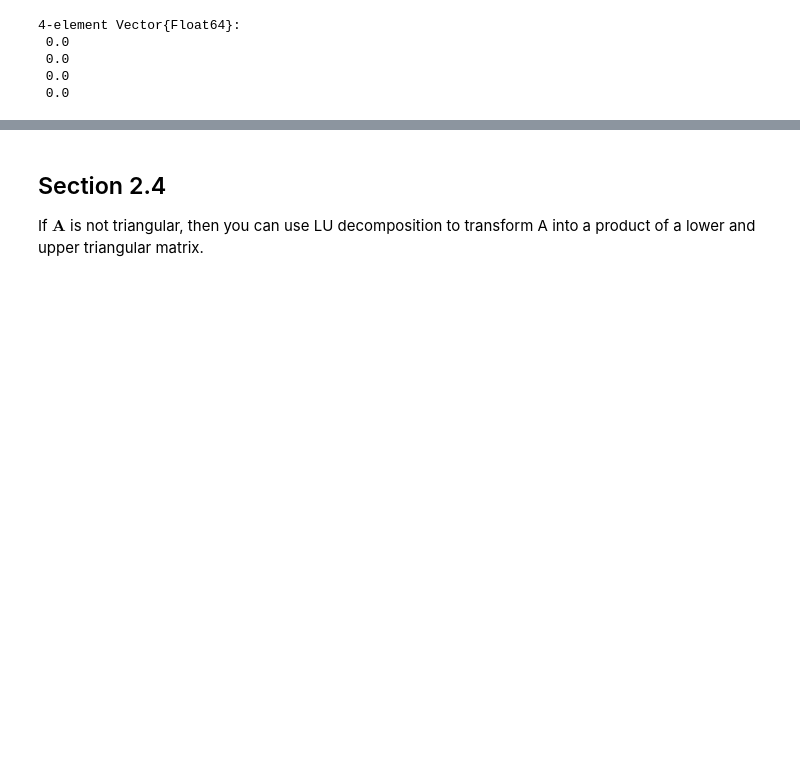
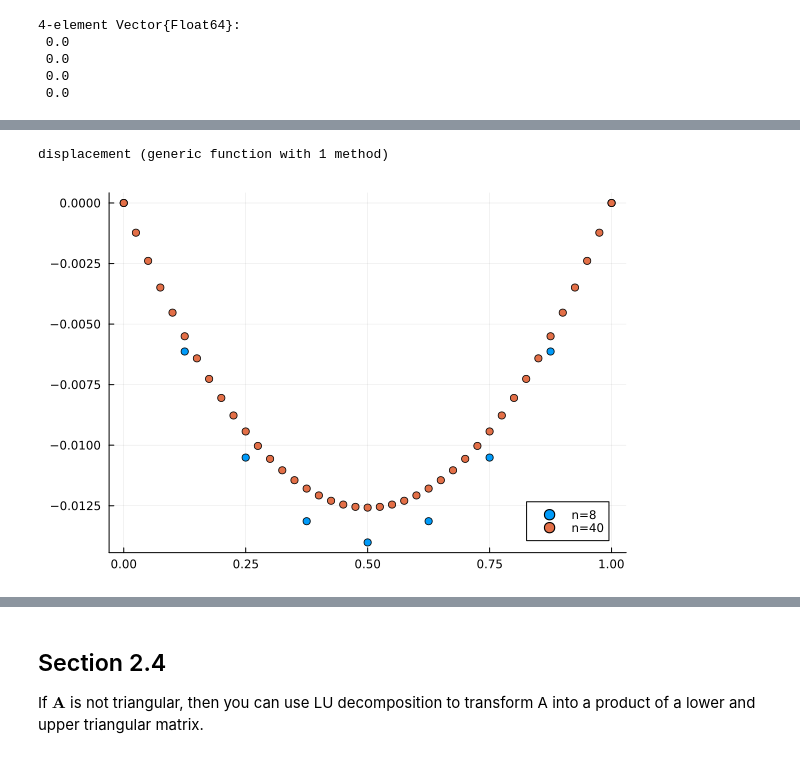
Before and after one commit to DrEntropy/FNC, a Jupyter notebook: Chapter2.ipynb, the cells around one changed output, grey strips where cells are left out. Drawn from its saved outputs; the diff is of its cells as text; code cells hidden in the pictures; blank space fills up the shorter version.

```diff
--- a/Chapter2.ipynb
+++ b/Chapter2.ipynb
@@ -140,0 +158,39 @@ U*backsub(U, b)- b
+# %%
+function A_matrix(τ, n)
+    A = zeros(n,n)
+    for i in 1:n
+        for j in 1:n
+            if(i == j)
+               A[i,j] = -2
+            elseif(i == j+1 || i == j-1)
+                A[i,j] = 1
+            else
+                A[i,j] = 0
+            end
+        end
+    end
+    return A.*n*τ
+end
+
+# Constant
+g = 9.81
+
+# Compute displacement:
+function displacement(τ, m, n)
+    A = A_matrix(τ, n-1)
+    f =m*g
+    return [0. ; A\f; 0.]
+end
+# %% [output]
+displacement (generic function with 1 method)
+# %%
+ # case n= 8
+n = 8
+q_8 = displacement(10, ones(n-1)*0.1/n, n)
+# case n= 40
+n = 40
+q_40 = displacement(10, ones(n-1)*0.1/n, n)
+scatter((0.:8)/8, q_8, label = "n=8")
+scatter!((0.:40)/40, q_40, label = "n=40")
+# %% [output]
+[figure, added]
```
Also changed, not shown: parts of 2 cells of this notebook.
